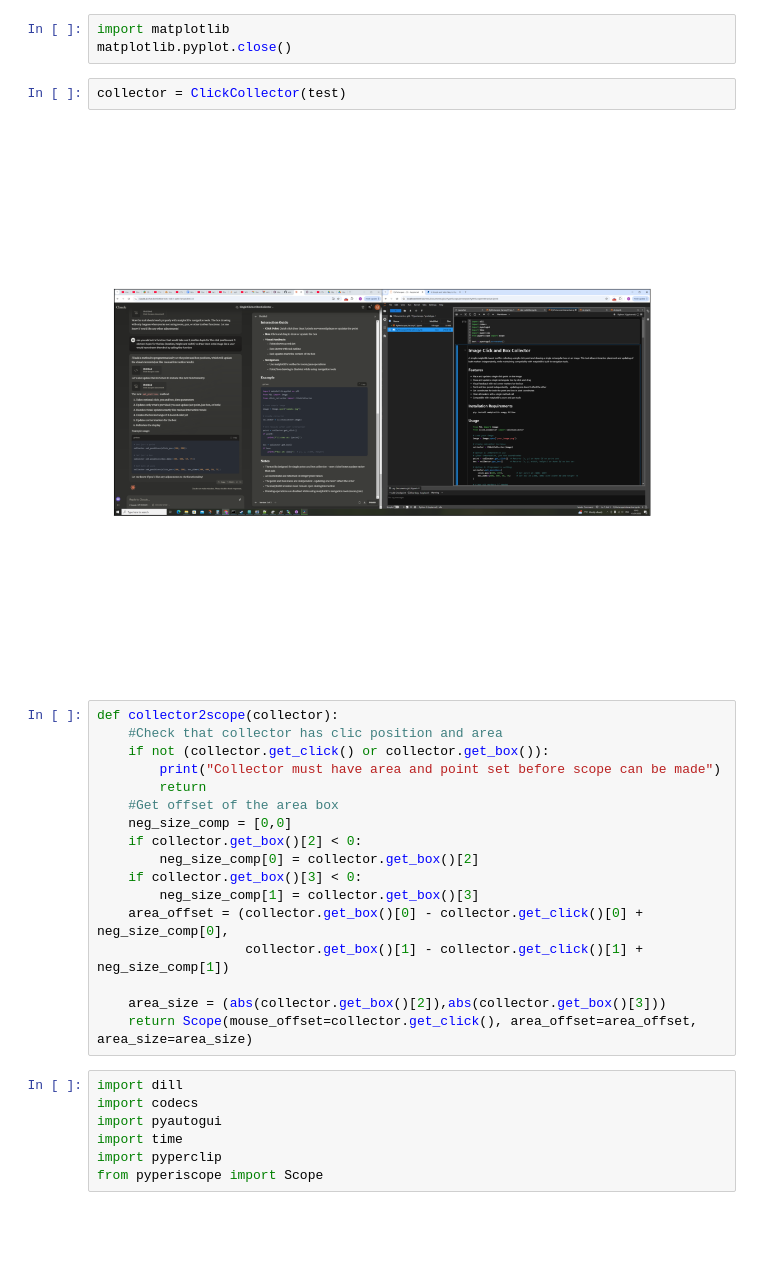
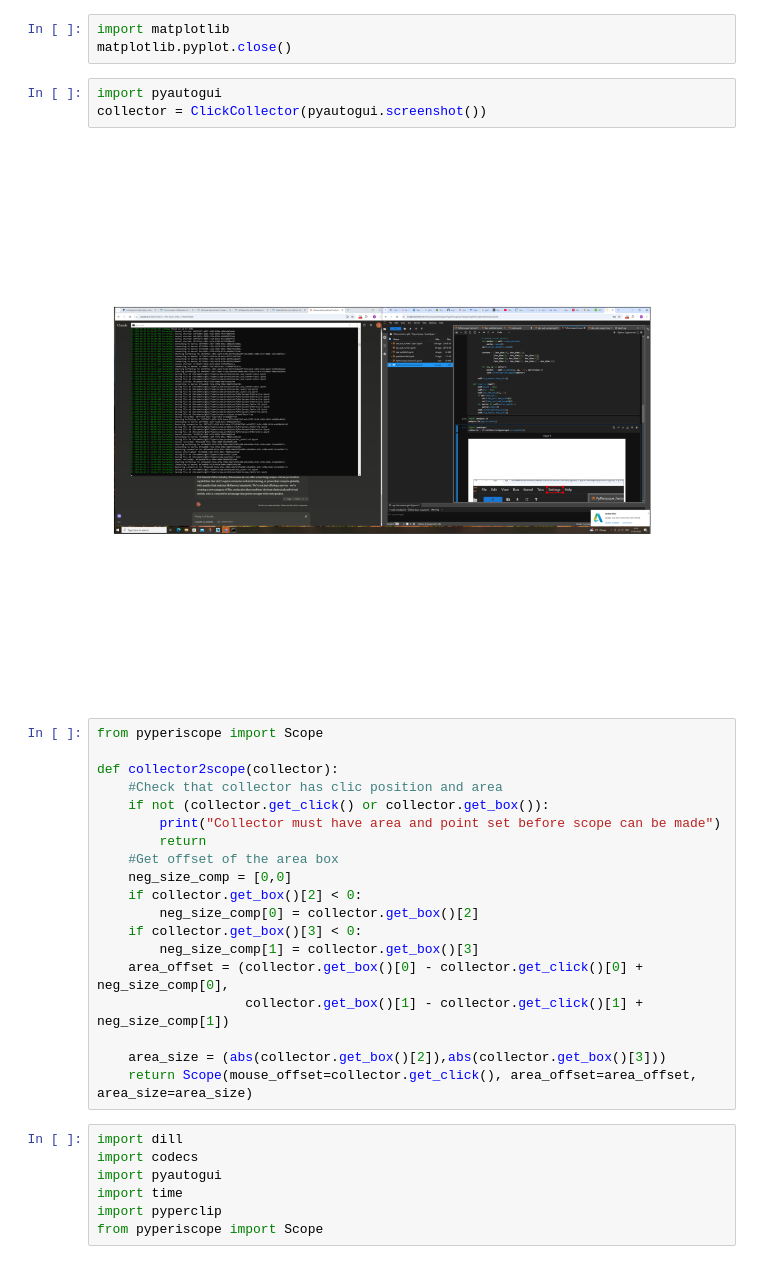
Before and after one commit to KKallas/Pyperiscope, a Jupyter notebook: prototype/PyPeriscoperInteractive.ipynb, the cells around one changed output. Drawn from its saved outputs; the diff is of its cells as text; blank space fills up the shorter version.

```diff
--- a/prototype/PyPeriscoperInteractive.ipynb
+++ b/prototype/PyPeriscoperInteractive.ipynb
@@ -241,10 +243,13 @@ class ClickCollector:
 import matplotlib
 matplotlib.pyplot.close()
 # %%
-collector = ClickCollector(test)
+import pyautogui
+collector = ClickCollector(pyautogui.screenshot())
 # %% [output]
-[figure, old version]
+[figure, new version]
 # %%
+from pyperiscope import Scope
+
 def collector2scope(collector):
     #Check that collector has clic position and area
     if not (collector.get_click() or collector.get_box()):
```
Also changed, not shown: parts of 7 cells of this notebook, 11 other files.
